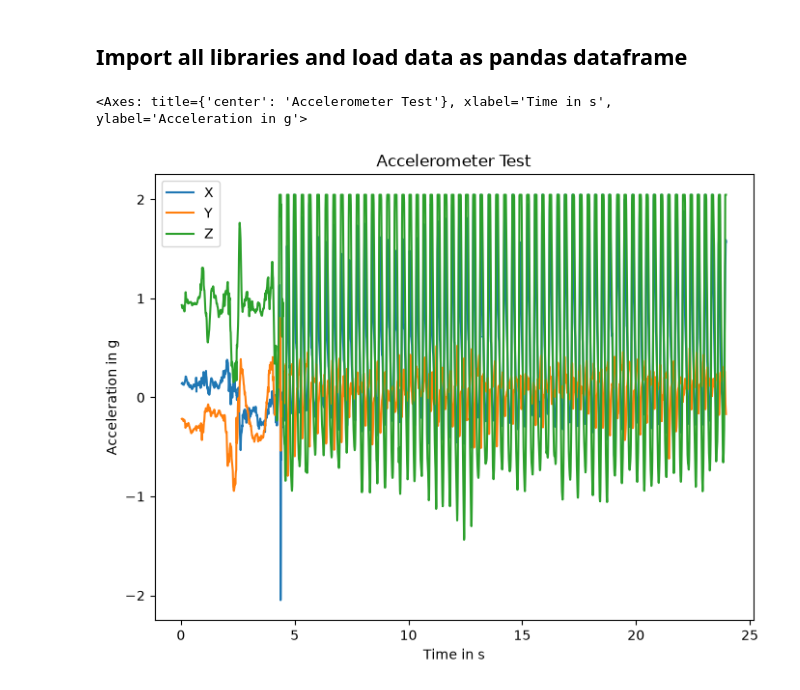
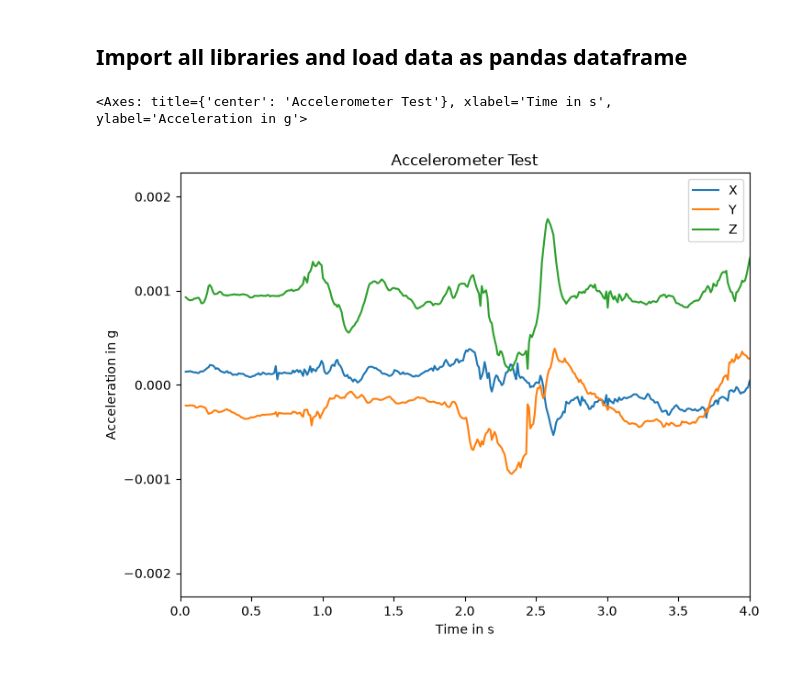
Before and after one commit to P-M16/Labor_Biosignalverarbeitung, a Jupyter notebook: Lab1_Visualisierung_Messdaten.ipynb, the cells around one changed output. Saved outputs shown, nothing was run; the diff lists cells and outputs as text; code cells hidden in the pictures.

```diff
--- a/Lab1_Visualisierung_Messdaten.ipynb
+++ b/Lab1_Visualisierung_Messdaten.ipynb
@@ -22,16 +22,16 @@ df['Time'] = df['Time'].div(1000)
 # %%
 # convert acceleration from mg to g
 df[['X', 'Y', 'Z']] /= 1000
 
 # display data
 df.plot(x='Time', y=['X', 'Y', 'Z'], ylabel='Acceleration in g',
-        xlabel='Time in s', figsize=[8, 6], title="Accelerometer Test")
+        xlabel='Time in s', figsize=[8, 6], title="Accelerometer Test", xlim=(0, 4))
 
 # auf 4G einstellen,zB 2.047g' --> Sensor stößt an seine Messgrenze = Clipping bzw. Sättigung
 # NEU MESSEN!
 # %% [output]
 <Axes: title={'center': 'Accelerometer Test'}, xlabel='Time in s', ylabel='Acceleration in g'>
-[figure, old version]
+[figure, new version]
 # %% [markdown]
 # Filter acceleration data applying different filter techniques
 ## Bandpass filter (Butterworth 4. order)
```
